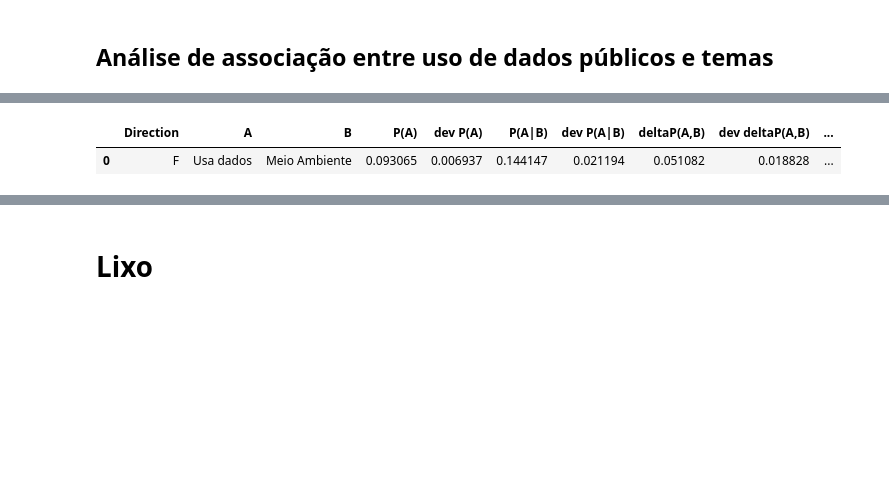
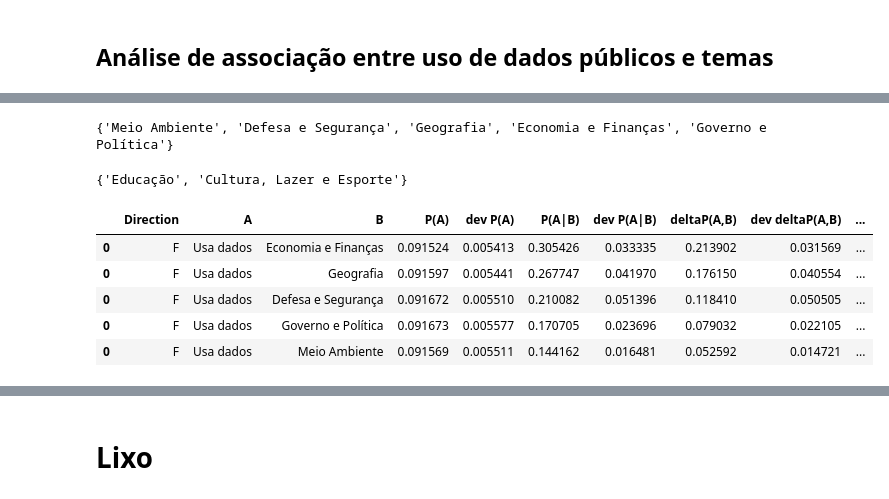
Before and after one commit to cewebbr/cordata, a Jupyter notebook: analises/80_analises-para-congresso-alas.ipynb, the cells around one changed output, grey strips where cells are left out. Drawn from its saved outputs; the diff is of its cells as text; code cells hidden in the pictures; blank space fills up the shorter version.

```diff
--- a/analises/80_analises-para-congresso-alas.ipynb
+++ b/analises/80_analises-para-congresso-alas.ipynb
@@ -19,14 +19,15 @@ folder = '../dados/dspaces/samples/'
 sample_files = ["tccs-teses-dissertacoes-outros_ufam_2020-2025_n472_s01.csv", # 7.0% dos trabalhos entre 2020 e 2025 da UF.
                 "tccs-teses-dissertacoes_ufcg_2020-2025_n569_s01.csv",        # 7.0% dos trabalhos entre 2020 e 2025 da UF.
                 "tccs-teses-dissertacoes_ufes_2020-2025_n323_s01.csv",        # 7.0% dos trabalhos entre 2020 e 2025 da UF.
-                "tccs-teses-dissertacoes_ufrgs_2020-2025_n883_s01.csv"]       # 3.5% dos trabalhos entre 2020 e 2025 da UF.
+                "tccs-teses-dissertacoes_ufrgs_2020-2025_n883_s01.csv",       # 3.5% dos trabalhos entre 2020 e 2025 da UF.
+                "tccs-dissertacoes-teses_ufpe_2024_0-1000.csv"]               # Primeiros 1000 (de ~4026) trabalhos de 2024 da UF.
 # %%
 # Subconjunto da UFRGS que foi analisada manualmente até a data de análise:
 uri_manual = pd.read_csv('../dados/dspaces/samples/aux/urfgs-uris-analisadas-manualmente_2026-05-28.txt', names=['uri'])['uri']
 uri_manual = uri_manual.str.replace('http://', 'https://')
 # %%
 # Carrega e junta avaliação da IA:
-sel_cols = ['titulo', 'autoria', 'uf', 'resumo', 'uri', 'type_pred', 'topics_pred', 'geo_level_pred', 'y_pred']
+sel_cols = ['titulo', 'autoria', 'data_publicacao', 'uf', 'resumo', 'uri', 'type_pred', 'topics_pred', 'geo_level_pred', 'y_pred']
 results = []
 for i in range(len(sample_files)):
 
@@ -40,7 +41,7 @@ for i in range(len(sample_files)):
     gpt_jsonl_out = du.in2out_name(gpt_jsonl_in)
     single_df = du.build_results_csv(f, gpt_jsonl_in, gpt_jsonl_out, application='metadata_collection')
     # Processa metadados:
-    single_df.rename({'uri_link': 'uri'}, axis=1, inplace=True)
+    single_df.rename({'uri_link': 'uri', 'data_publicacao_texto': 'data_publicacao', 'ano': 'data_publicacao'}, axis=1, inplace=True)
     single_df['uri'] = single_df['uri'].str.replace('http://', 'https://')
     single_df['uf'] = uf
 
@@ -165,22 +246,38 @@ Sampling 4 chains for 1_000 tune and 2_500 draw iterations (4_000 + 10_000 draws
 # %%
 alpha_single = 0.05
+# Correção para o problema das comparações múltiplas:
 alpha_bonferroni = alpha_single / len(topics_list)
 
 detected = dict()
 undetected = dict()
 positive_assoc = dict()
 negative_assoc = dict()
-for opt in opts:
-    detected[opt] = methods[opt].loc[methods[opt]['delta p-value'] < alpha_bonferroni]
-    undetected[opt] = methods[opt].loc[methods[opt]['delta p-value'] > alpha_bonferroni]
-    positive_assoc[opt] = detected[opt].loc[detected[opt]['deltaP(A,B)'] > 0]
-    negative_assoc[opt] = detected[opt].loc[detected[opt]['deltaP(A,B)'] < 0]
+# Seleciona associações estatisticamente significativas:
+detected_df = assoc_df.loc[assoc_df['delta p-value'] < alpha_bonferroni]
+# Seleciona as demais:
+undetected_df = assoc_df.loc[assoc_df['delta p-value'] > alpha_bonferroni]
+# Dentre as significativas, separa as positivas das negativas:
+positive_assoc_df = detected_df.loc[detected_df['deltaP(A,B)'] > 0]
+negative_assoc_df = detected_df.loc[detected_df['deltaP(A,B)'] < 0]
 # %%
-positive_topics = set(positive_assoc['pred'].query('Direction == "F"')['B']) & set(positive_assoc['final'].query('Direction == "F"')['B'])
-negative_topics = set(negative_assoc['pred'].query('Direction == "F"')['B']) & set(negative_assoc['final'].query('Direction == "F"')['B'])
+# Seleciona tópicos com associação a dados positiva ou negativa:
+positive_topics = set(positive_assoc_df.query('Direction == "F"')['B'])
+negative_topics = set(negative_assoc_df.query('Direction == "F"')['B'])
+# %%
+print(positive_topics)
+# %% [output]
+{'Meio Ambiente', 'Defesa e Segurança', 'Geografia', 'Economia e Finanças', 'Governo e Política'}
+# %%
+print(negative_topics)
+# %% [output]
+{'Educação', 'Cultura, Lazer e Esporte'}
 # %%
-positive_assoc['final'].loc[positive_assoc['final']['B'].isin(positive_topics)].sort_values('P(A|B)', ascending=False)
+positive_assoc_df.loc[positive_assoc_df['B'].isin(positive_topics)].sort_values('P(A|B)', ascending=False)
 # %% [output]
 |  | Direction | A | B | P(A) | dev P(A) | P(A|B) | dev P(A|B) | deltaP(A,B) | dev deltaP(A,B) | ... |
-| 0 | F | Usa dados | Meio Ambiente | 0.093065 | 0.006937 | 0.144147 | 0.021194 | 0.051082 | 0.018828 | ... |
+| 0 | F | Usa dados | Economia e Finanças | 0.091524 | 0.005413 | 0.305426 | 0.033335 | 0.213902 | 0.031569 | ... |
+| 0 | F | Usa dados | Geografia | 0.091597 | 0.005441 | 0.267747 | 0.041970 | 0.176150 | 0.040554 | ... |
+| 0 | F | Usa dados | Defesa e Segurança | 0.091672 | 0.005510 | 0.210082 | 0.051396 | 0.118410 | 0.050505 | ... |
+| 0 | F | Usa dados | Governo e Política | 0.091673 | 0.005577 | 0.170705 | 0.023696 | 0.079032 | 0.022105 | ... |
+| 0 | F | Usa dados | Meio Ambiente | 0.091569 | 0.005511 | 0.144162 | 0.016481 | 0.052592 | 0.014721 | ... |
 # %%
```
Also changed, not shown: parts of 24 cells of this notebook.
